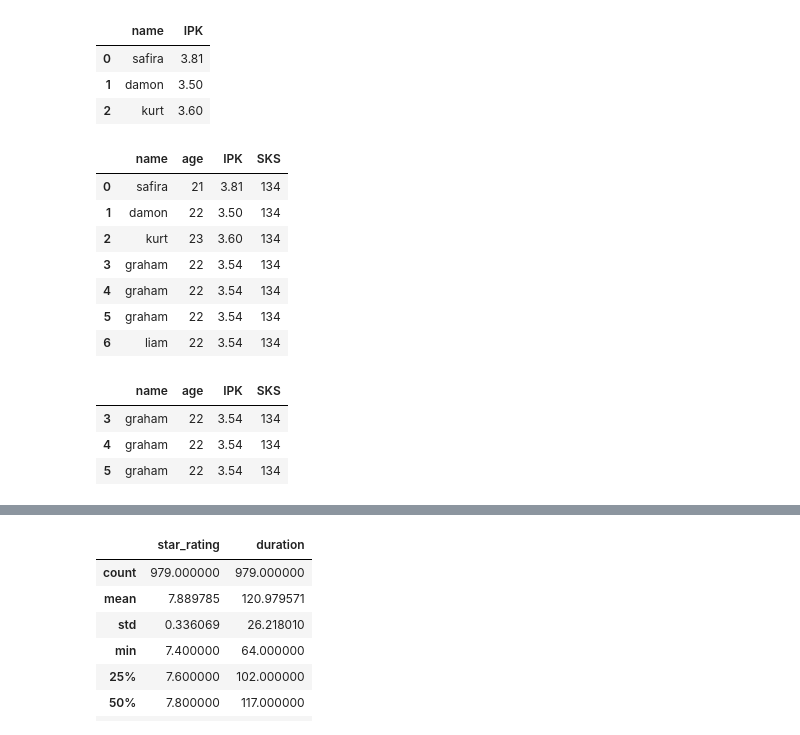
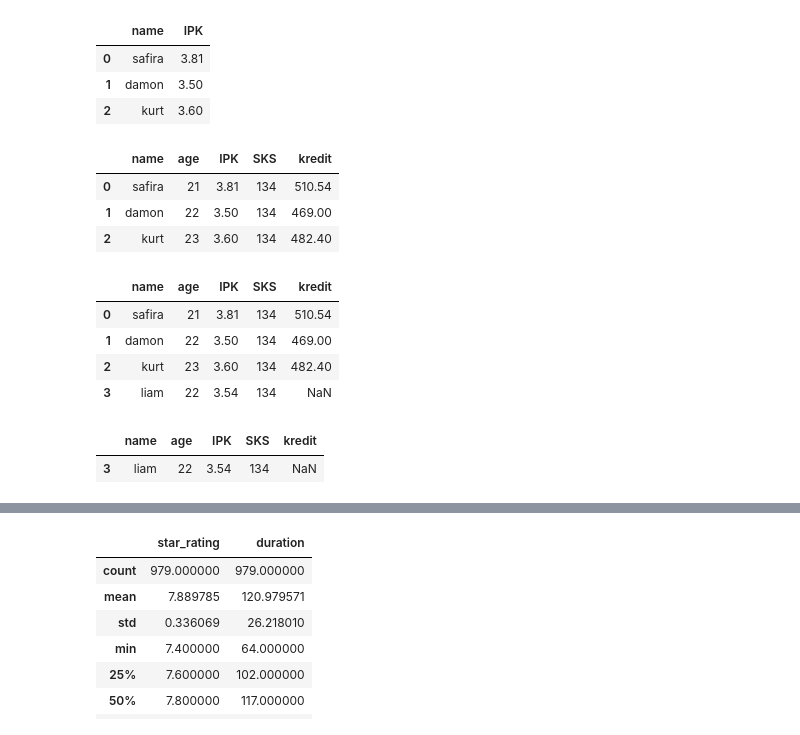
Before and after one commit to safiraauliar/H8_PYTN-KS-003, a Jupyter notebook: Sesi5-Pandas-Introduction.ipynb, the cells around one changed output, grey strips where cells are left out. Cells and saved outputs as stored; diff of their text form; code cells hidden in the pictures.

```diff
--- a/Sesi5-Pandas-Introduction.ipynb
+++ b/Sesi5-Pandas-Introduction.ipynb
@@ -47,7 +47,7 @@ studentDataFrame = pd.DataFrame({
     "name":['safira', 'damon', 'kurt'],
     "age" :[21,22,23],
     "IPK" :[3.81,3.5,3.6],
-    "SKS" :[134,134,134]
+    "SKS" :[134,134,134],
 })
 studentDataFrame
 # %% [output]
@@ -62,25 +62,33 @@ studentDataFrame.filter(items=["name","IPK"], axis = "columns")
 | 0 | safira | 3.81 |
 | 1 | damon | 3.50 |
 | 2 | kurt | 3.60 |
+# %%
+studentDataFrame['kredit'] = studentDataFrame['SKS'] * studentDataFrame['IPK']
+studentDataFrame
+# %% [output]
+|  | name | age | IPK | SKS | kredit |
+| 0 | safira | 21 | 3.81 | 134 | 510.54 |
+| 1 | damon | 22 | 3.50 | 134 | 469.00 |
+| 2 | kurt | 23 | 3.60 | 134 | 482.40 |
 # %%
-studentDataFrame=studentDataFrame.append({"name":"liam", "age":22,"IPK":3.54,"SKS":134}, ignore_index = True)
+studentDataFrame=studentDataFrame.append({
+    "name":"liam",
+    "age":22,
+    "IPK":3.54,
+    "SKS":134
+}, ignore_index = True)
 studentDataFrame
 # %% [output]
-|  | name | age | IPK | SKS |
-| 0 | safira | 21 | 3.81 | 134 |
-| 1 | damon | 22 | 3.50 | 134 |
-| 2 | kurt | 23 | 3.60 | 134 |
-| 3 | graham | 22 | 3.54 | 134 |
-| 4 | graham | 22 | 3.54 | 134 |
-| 5 | graham | 22 | 3.54 | 134 |
-| 6 | liam | 22 | 3.54 | 134 |
+|  | name | age | IPK | SKS | kredit |
+| 0 | safira | 21 | 3.81 | 134 | 510.54 |
+| 1 | damon | 22 | 3.50 | 134 | 469.00 |
+| 2 | kurt | 23 | 3.60 | 134 | 482.40 |
+| 3 | liam | 22 | 3.54 | 134 | NaN |
 # %%
-studentDataFrame[studentDataFrame.name.str.contains("^g")]
+studentDataFrame[studentDataFrame.name.str.contains("^l")]
 # %% [output]
-|  | name | age | IPK | SKS |
-| 3 | graham | 22 | 3.54 | 134 |
-| 4 | graham | 22 | 3.54 | 134 |
-| 5 | graham | 22 | 3.54 | 134 |
+|  | name | age | IPK | SKS | kredit |
+| 3 | liam | 22 | 3.54 | 134 | NaN |
 # %%
 movieDB = pd.read_csv('http://bit.ly/imdbratings')
 movieDB.head(10)
```
Also changed, not shown: parts of 11 cells of this notebook.
